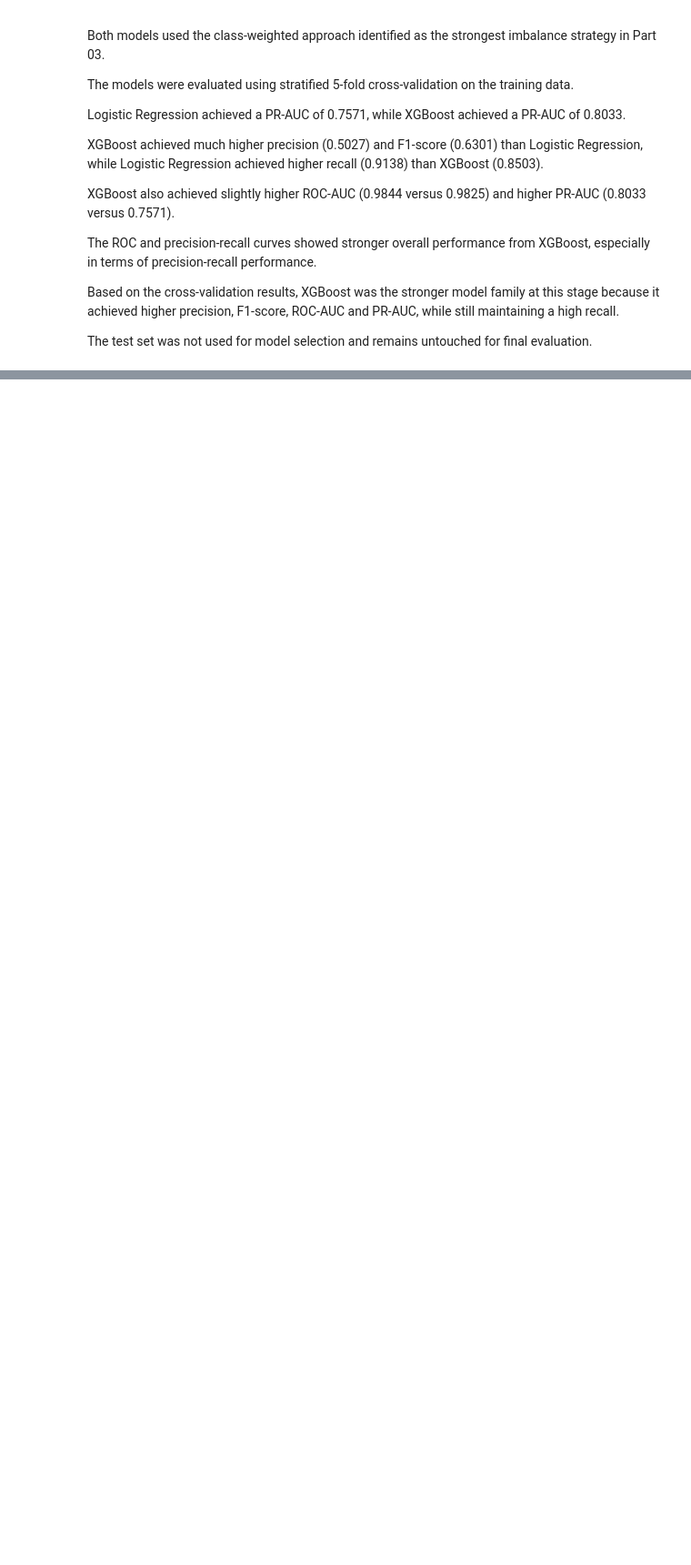
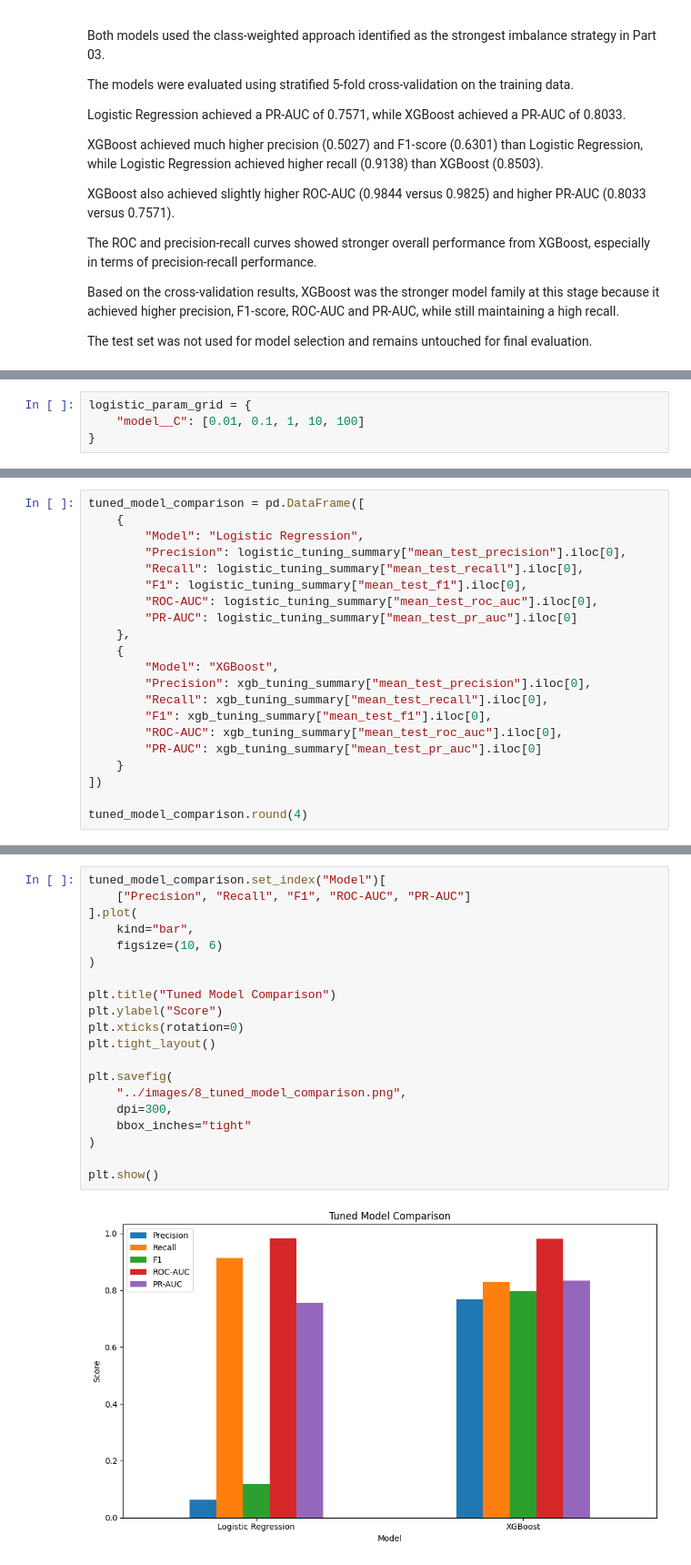
Before and after one commit to francisparwez/credit-card-fraud-detection, a Jupyter notebook: notebooks/01_credit_card_fraud_detection.ipynb, the cells around one changed output, grey strips where cells are left out. Shown at 91% size. Cells and saved outputs as stored; diff of their text form; blank space fills up the shorter version.

Commit message:
05 Complete Model Tuning & Selection

```diff
--- a/notebooks/01_credit_card_fraud_detection.ipynb
+++ b/notebooks/01_credit_card_fraud_detection.ipynb
@@ -1126,0 +1159,4 @@ The test set was not used for model selection and remains untouched for final ev
+# %%
+logistic_param_grid = {
+    "model__C": [0.01, 0.1, 1, 10, 100]
+}
@@ -1126,0 +1293,21 @@ The test set was not used for model selection and remains untouched for final ev
+# %%
+tuned_model_comparison = pd.DataFrame([
+    {
+        "Model": "Logistic Regression",
+        "Precision": logistic_tuning_summary["mean_test_precision"].iloc[0],
+        "Recall": logistic_tuning_summary["mean_test_recall"].iloc[0],
+        "F1": logistic_tuning_summary["mean_test_f1"].iloc[0],
+        "ROC-AUC": logistic_tuning_summary["mean_test_roc_auc"].iloc[0],
+        "PR-AUC": logistic_tuning_summary["mean_test_pr_auc"].iloc[0]
+    },
+    {
+        "Model": "XGBoost",
+        "Precision": xgb_tuning_summary["mean_test_precision"].iloc[0],
+        "Recall": xgb_tuning_summary["mean_test_recall"].iloc[0],
+        "F1": xgb_tuning_summary["mean_test_f1"].iloc[0],
+        "ROC-AUC": xgb_tuning_summary["mean_test_roc_auc"].iloc[0],
+        "PR-AUC": xgb_tuning_summary["mean_test_pr_auc"].iloc[0]
+    }
+])
+
+tuned_model_comparison.round(4)
@@ -1126,0 +1346,22 @@ The test set was not used for model selection and remains untouched for final ev
+# %%
+tuned_model_comparison.set_index("Model")[
+    ["Precision", "Recall", "F1", "ROC-AUC", "PR-AUC"]
+].plot(
+    kind="bar",
+    figsize=(10, 6)
+)
+
+plt.title("Tuned Model Comparison")
+plt.ylabel("Score")
+plt.xticks(rotation=0)
+plt.tight_layout()
+
+plt.savefig(
+    "../images/8_tuned_model_comparison.png",
+    dpi=300,
+    bbox_inches="tight"
+)
+
+plt.show()
+# %% [output]
+[figure, added]
```
Also changed, not shown: parts of 21 cells of this notebook, 3 other files.
